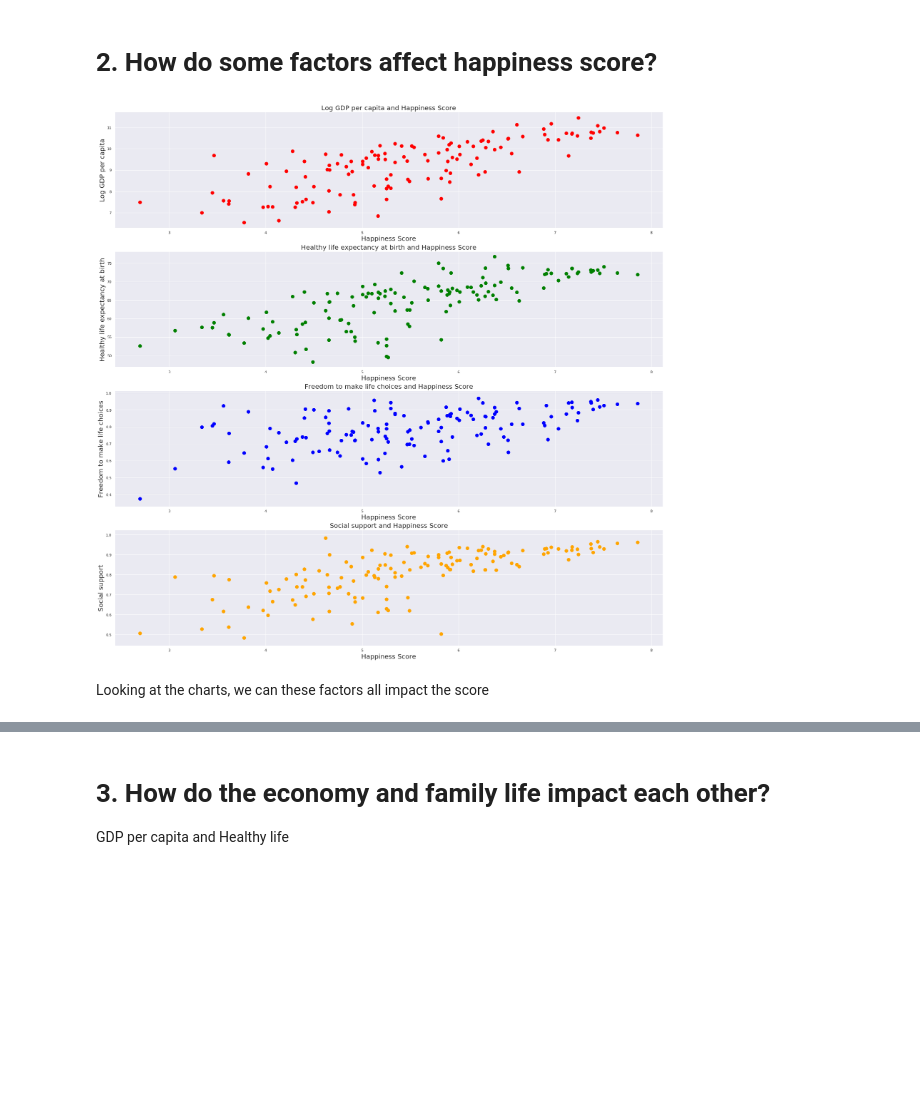
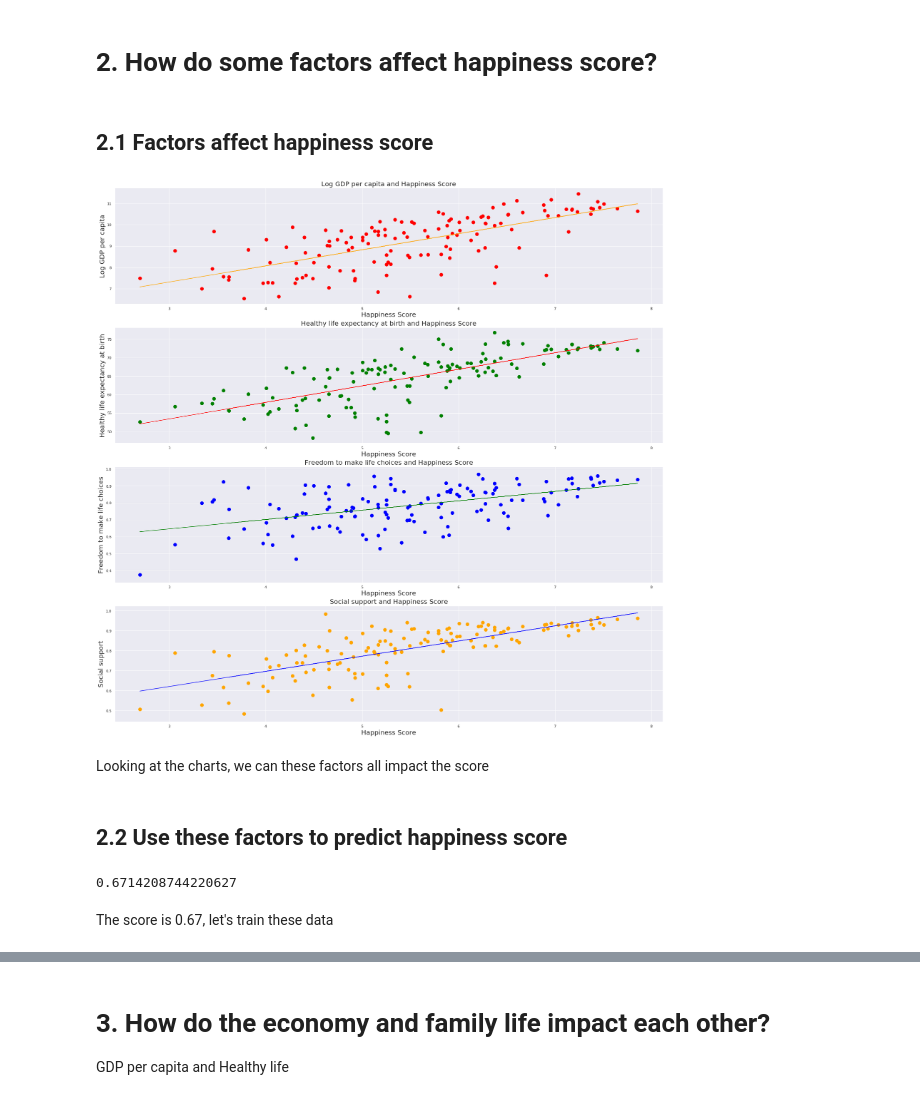
Before and after one commit to tlplus/Probability_Stats_Project, a Jupyter notebook: World Happiness Report.ipynb, the cells around one changed output, grey strips where cells are left out. Cells and saved outputs as stored; diff of their text form; code cells hidden in the pictures; blank space fills up the shorter version.

```diff
--- a/World Happiness Report.ipynb
+++ b/World Happiness Report.ipynb
@@ -197,23 +210,55 @@ dist_df2018
 | 0 | 2.7 | 4.7 | 5.5 | 6.3 | 7.9 |
 # %% [markdown]
 # 2. How do some factors affect happiness score?
+# %% [markdown]
+   ## 2.1 Factors affect happiness score
 # %%
 plt.figure(figsize = (30, 30))
 n = 0
 
+'''Fill missing data'''
+df_2018 = df_2018.fillna(method = 'ffill')
+
+'''Import linear model'''
+from sklearn import linear_model
+
+
 factors_2018 = ['Log GDP per capita', 'Healthy life expectancy at birth',
                'Freedom to make life choices', 'Social support']
+
 for i, j in zip(range(1, 5), factors_2018):
 
     plt.subplot(4, 1, i)
+
+    a = df_2018[['Happiness Score']]
+    b = df_2018[j]
+
+    data_2018 = linear_model.LinearRegression()
+    data_2018.fit(a, b)
+
     color_s = ['red', 'green', 'blue', 'orange']
 
     plt.scatter(df_2018['Happiness Score'], df_2018[j], c = color_s[n], s = 100)
+    plt.plot(a, data_2018.predict(a), c = color_s[n-1])
     plt.title(j + ' and Happiness Score', size = 20)
     plt.xlabel('Happiness Score', size = 20)
     plt.ylabel(j, size = 20)
     n+=1
 # %% [output]
-[figure, old version]
+[figure, new version]
 # %% [markdown]
 Looking at the charts, we can these factors all impact the score
+# %% [markdown]
+## 2.2 Use these factors to predict happiness score
+# %%
+M = df_2018[['Log GDP per capita', 'Healthy life expectancy at birth',
+               'Freedom to make life choices', 'Social support']]
+n = df_2018[['Happiness Score']]
+
+lr = linear_model.LinearRegression()
+lr.fit(M, n)
+lr.score(M, n)
+# %% [output]
+0.6714208744220627
+# %% [markdown]
+The score is 0.67, let's train these data
```
Also changed, not shown: parts of 16 cells of this notebook.
